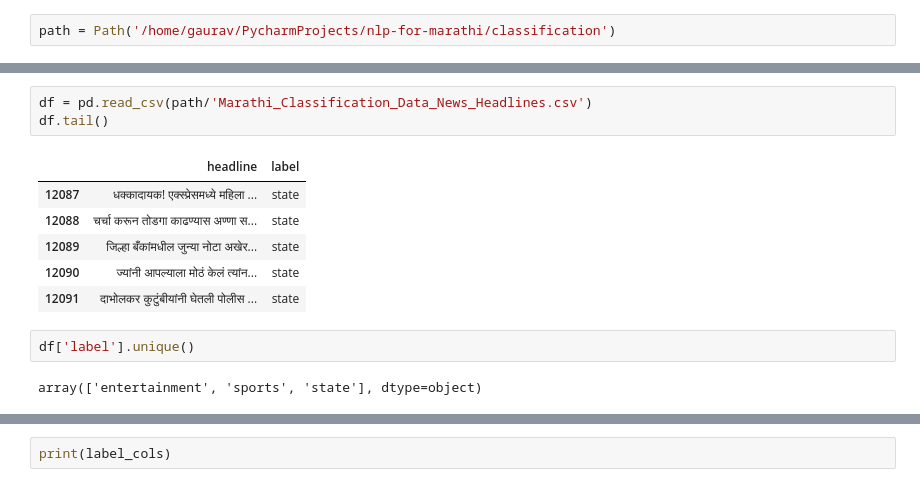
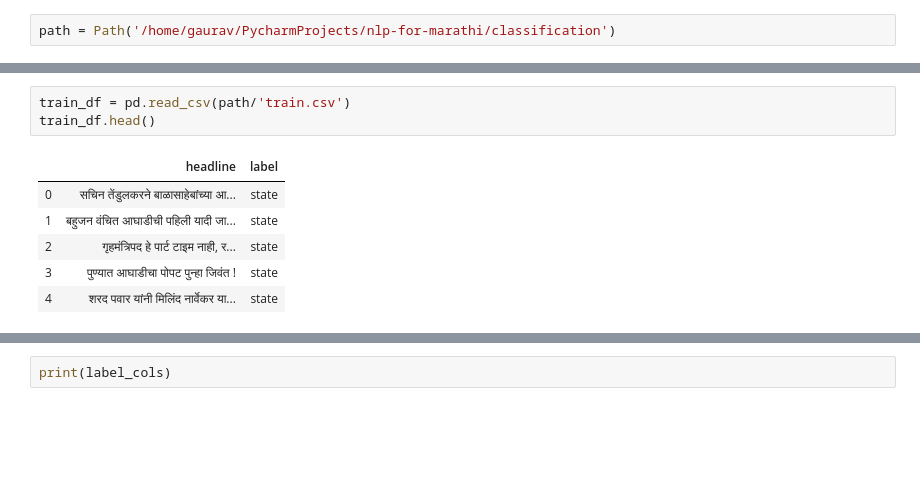
Before and after one commit to goru001/nlp-for-marathi, a Jupyter notebook: classification/Marathi_Classification_Model.ipynb, the cells around one changed output, grey strips where cells are left out. Cells and saved outputs as stored; diff of their text form; blank space fills up the shorter version.

```diff
--- a/classification/Marathi_Classification_Model.ipynb
+++ b/classification/Marathi_Classification_Model.ipynb
@@ -27,14 +22,10 @@ Marathi_Classification_Model.ipynb
 # %%
-df = pd.read_csv(path/'Marathi_Classification_Data_News_Headlines.csv')
-df.tail()
+train_df = pd.read_csv(path/'train.csv')
+train_df.head()
 # %% [output]
 |  | headline | label |
-| 12087 | धक्कादायक! एक्स्प्रेसमध्ये महिला ... | state |
-| 12088 | चर्चा करून तोडगा काढण्यास अण्णा स... | state |
-| 12089 | जिल्हा बँकांमधील जुन्या नोटा अखेर... | state |
-| 12090 | ज्यांनी आपल्याला मोठं केलं त्यांन... | state |
-| 12091 | दाभोलकर कुटुंबीयांनी घेतली पोलीस ... | state |
+| 0 | सचिन तेंडुलकरने बाळासाहेबांच्या आ... | state |
+| 1 | बहुजन वंचित आघाडीची पहिली यादी जा... | state |
+| 2 | गृहमंत्रिपद हे पार्ट टाइम नाही, र... | state |
+| 3 | पुण्यात आघाडीचा पोपट पुन्हा जिवंत ! | state |
+| 4 | शरद पवार यांनी मिलिंद नार्वेकर या... | state |
-# %%
-df['label'].unique()
-# %% [output]
-array(['entertainment', 'sports', 'state'], dtype=object)
```
Also changed, not shown: parts of 49 cells of this notebook, 7 other files.
